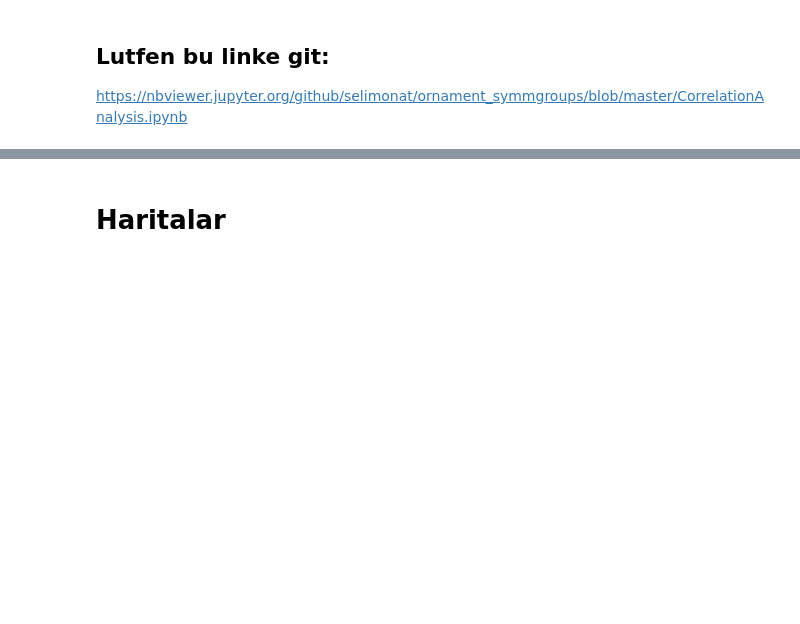
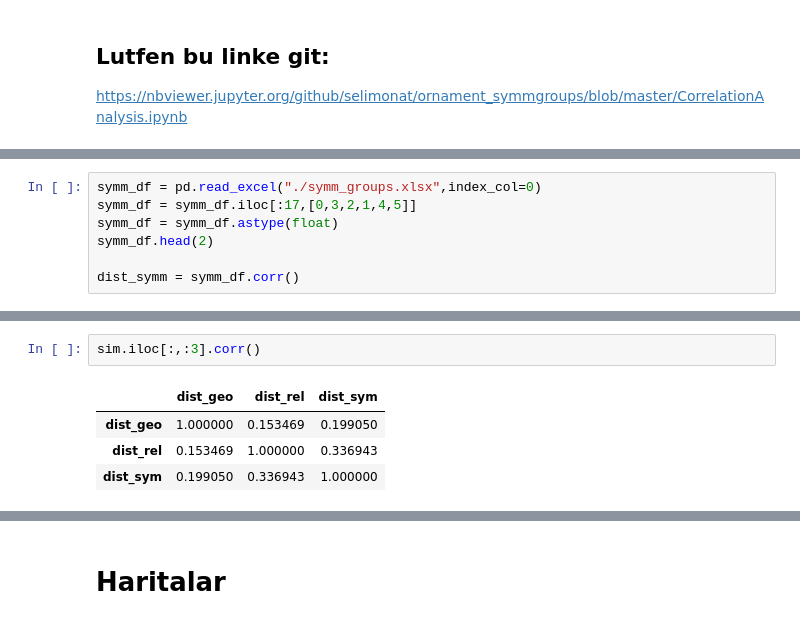
Before and after one commit to selimonat/ornament_symmgroups, a Jupyter notebook: CorrelationAnalysis.ipynb, the cells around one changed output, grey strips where cells are left out. Saved outputs shown, nothing was run; the diff lists cells and outputs as text; blank space fills up the shorter version.

```diff
--- a/CorrelationAnalysis.ipynb
+++ b/CorrelationAnalysis.ipynb
@@ -256,0 +115,7 @@ Warnings:
+# %%
+symm_df = pd.read_excel("./symm_groups.xlsx",index_col=0)
+symm_df = symm_df.iloc[:17,[0,3,2,1,4,5]]
+symm_df = symm_df.astype(float)
+symm_df.head(2)
+
+dist_symm = symm_df.corr()
@@ -256,0 +282,7 @@ Warnings:
+# %%
+sim.iloc[:,:3].corr()
+# %% [output]
+|  | dist_geo | dist_rel | dist_sym |
+| dist_geo | 1.000000 | 0.153469 | 0.199050 |
+| dist_rel | 0.153469 | 1.000000 | 0.336943 |
+| dist_sym | 0.199050 | 0.336943 | 1.000000 |
```
Also changed, not shown: parts of 38 cells of this notebook.
